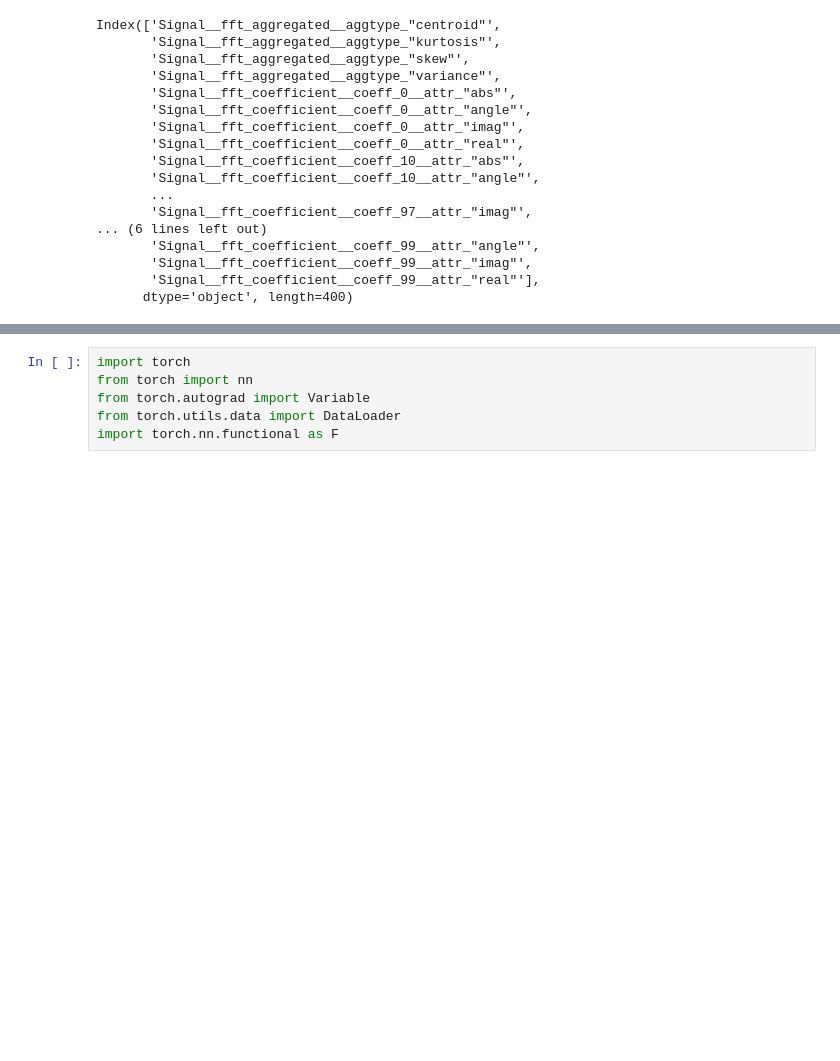
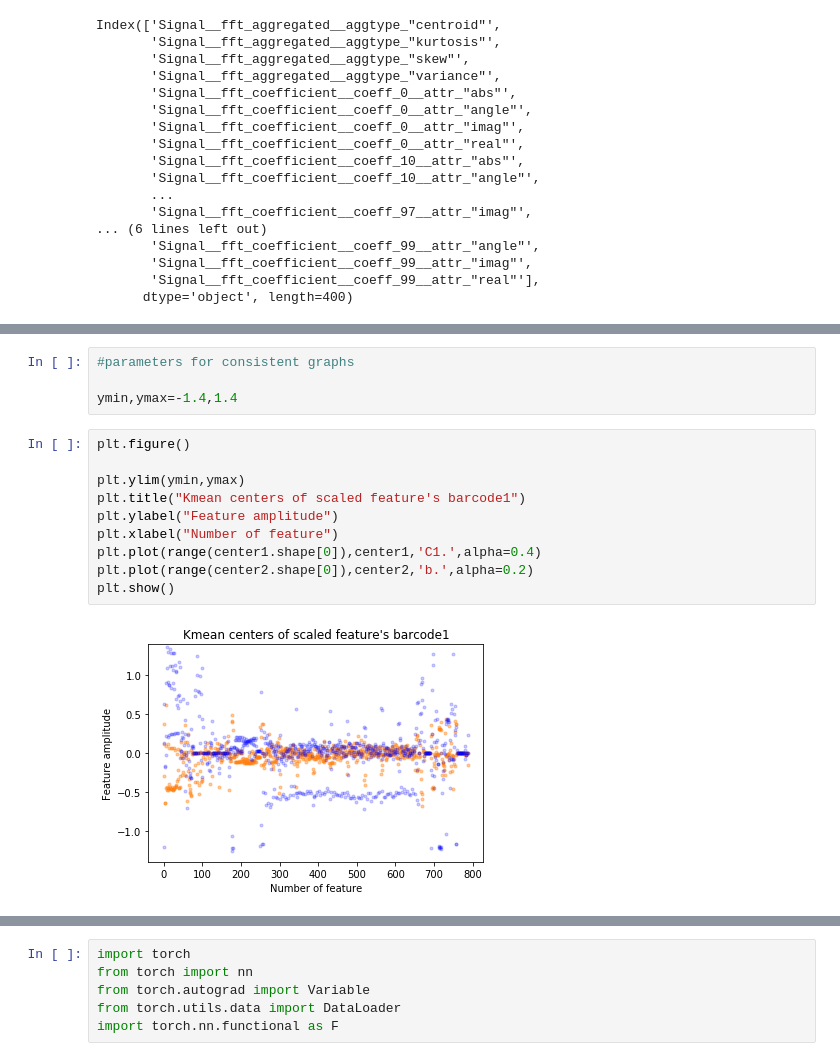
Before and after one commit to nyenyu12/Analysis-of-methylated-and-unmethylated-reads, a Jupyter notebook: Progress report.ipynb, the cells around one changed output, grey strips where cells are left out. Drawn from its saved outputs; the diff is of its cells as text; blank space fills up the shorter version.

```diff
--- a/Progress report.ipynb
+++ b/Progress report.ipynb
@@ -1119,0 +1215,16 @@ Index(['Signal__fft_aggregated__aggtype_"centroid"',
+# %%
+#parameters for consistent graphs
+
+ymin,ymax=-1.4,1.4
+# %%
+plt.figure()
+
+plt.ylim(ymin,ymax)
+plt.title("Kmean centers of scaled feature's barcode1")
+plt.ylabel("Feature amplitude")
+plt.xlabel("Number of feature")
+plt.plot(range(center1.shape[0]),center1,'C1.',alpha=0.4)
+plt.plot(range(center2.shape[0]),center2,'b.',alpha=0.2)
+plt.show()
+# %% [output]
+[figure, added]
```
Also changed, not shown: parts of 127 cells of this notebook.
